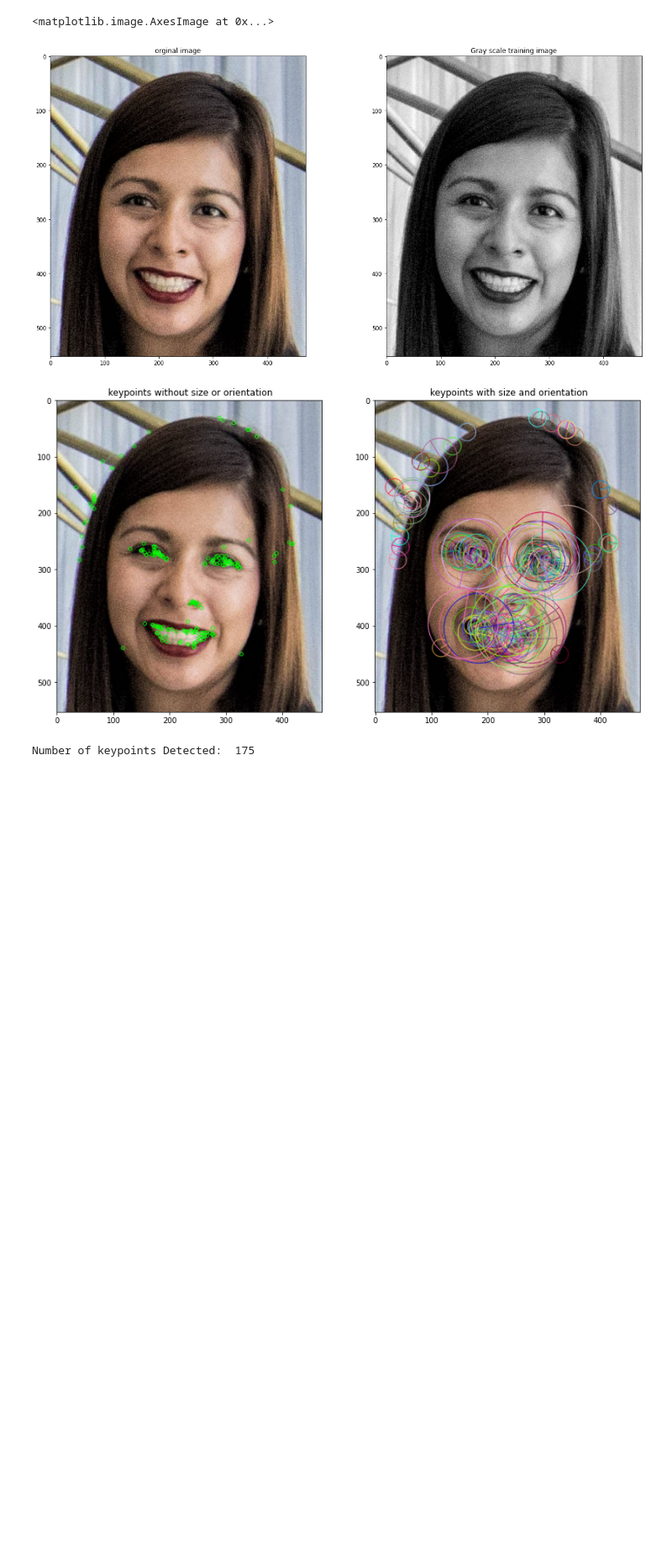
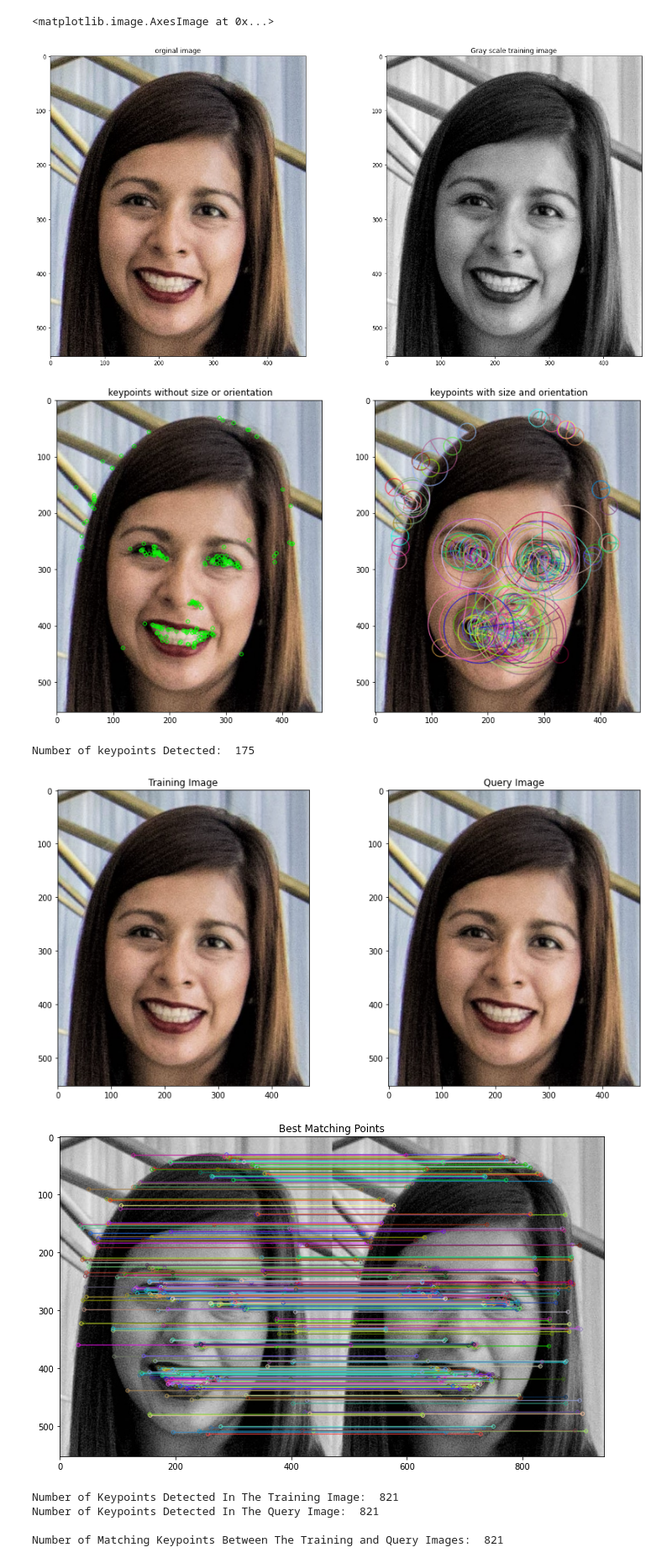
Before and after one commit to bilo1188/Feature_Vectors-ML4, a Jupyter notebook: ORB PRACTICE.ipynb, the cells around one changed output. Shown at 84% size. Drawn from its saved outputs; the diff is of its cells as text; code cells hidden in the pictures; blank space fills up the shorter version.

Commit message:
Add files via upload
Feature Matching

```diff
--- a/ORB PRACTICE.ipynb
+++ b/ORB PRACTICE.ipynb
@@ -73,0 +76,78 @@ Number of keypoints Detected:  175
+# %%
+import cv2
+import matplotlib.pyplot as plt
+
+# Set the default figure size
+plt.rcParams['figure.figsize'] = [14.0, 7.0]
+
+# Load the training image
+image1 = cv2.imread('./images/face.jpeg')
+
+# Load the query image
+image2 = cv2.imread('./images/face.jpeg')
+
+# Convert the training image to RGB
+training_image = cv2.cvtColor(image1, cv2.COLOR_BGR2RGB)
+
+# Convert the query image to RGB
+query_image = cv2.cvtColor(image2, cv2.COLOR_BGR2RGB)
+
+# Display the training and query images
+plt.subplot(121)
+plt.title('Training Image')
+plt.imshow(training_image)
+plt.subplot(122)
+plt.title('Query Image')
+plt.imshow(query_image)
+plt.show()
+
+# Convert the training image to gray scale
+training_gray = cv2.cvtColor(training_image, cv2.COLOR_BGR2GRAY)
+
+# Convert the query image to gray scale
+query_gray = cv2.cvtColor(query_image, cv2.COLOR_BGR2GRAY)
+
+# Set the parameters of the ORB algorithm by specifying the maximum number of keypoints to locate and
+# the pyramid decimation ratio
+orb = cv2.ORB_create(1000, 2.0)
+
+# Find the keypoints in the gray scale training and query images and compute their ORB descriptor.
+# The None parameter is needed to indicate that we are not using a mask in either case.
+keypoints_train, descriptors_train = orb.detectAndCompute(training_gray, None)
+keypoints_query, descriptors_query = orb.detectAndCompute(query_gray, None)
+
+# Create a Brute Force Matcher object. Set crossCheck to True so that the BFMatcher will only return consistent
+# pairs. Such technique usually produces best results with minimal number of outliers when there are enough matches.
+bf = cv2.BFMatcher(cv2.NORM_HAMMING, crossCheck = True)
+
+matches = bf.match(descriptors_train, descriptors_query)
+
+# The matches with shorter distance are the ones we want. So, we sort the matches according to distance
+matches = sorted(matches, key = lambda x : x.distance)
+
+# Connect the keypoints in the training image with their best matching keypoints in the query image.
+# The best matches correspond to the first elements in the sorted matches list, since they are the ones
+# with the shorter distance. We draw the first 300 mathces and use flags = 2 to plot the matching keypoints
+# without size or orientation.
+result = cv2.drawMatches(training_gray, keypoints_train, query_gray, keypoints_query, matches[:300], query_gray, flags = 2)
+
+# Display the best matching points
+plt.title('Best Matching Points')
+plt.imshow(result)
+plt.show()
+
+# Print the number of keypoints detected in the training image
+print("Number of Keypoints Detected In The Training Image: ", len(keypoints_train))
+
+# Print the number of keypoints detected in the query image
+print("Number of Keypoints Detected In The Query Image: ", len(keypoints_query))
+
+# Print total number of matching points between the training and query images
+print("\nNumber of Matching Keypoints Between The Training and Query Images: ", len(matches))
+# %% [output]
+[figure, added]
+[figure, added]
+Number of Keypoints Detected In The Training Image:  821
+Number of Keypoints Detected In The Query Image:  821
+
+Number of Matching Keypoints Between The Training and Query Images:  821
```
Also changed, not shown: parts of 1 cell of this notebook.
